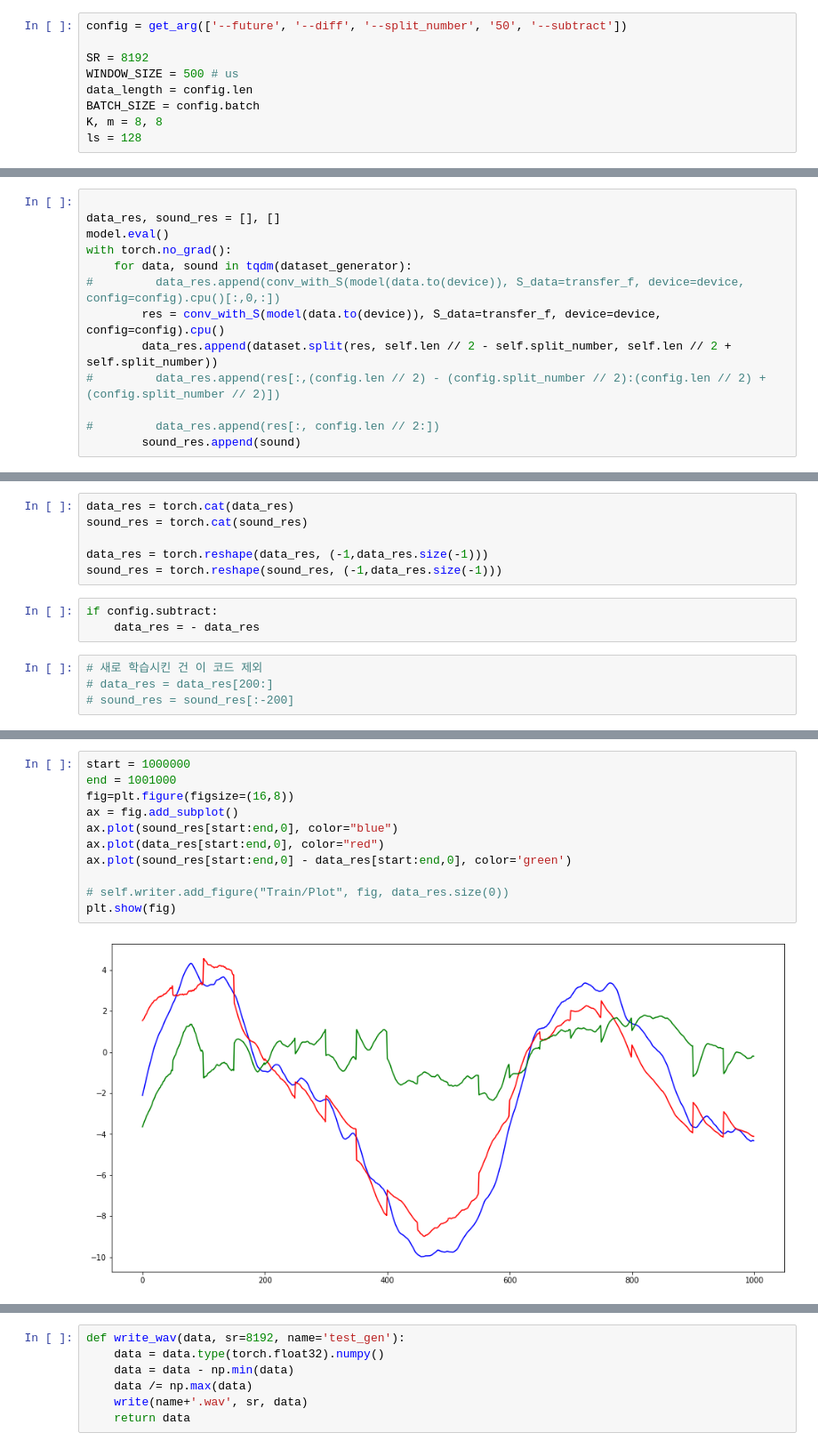
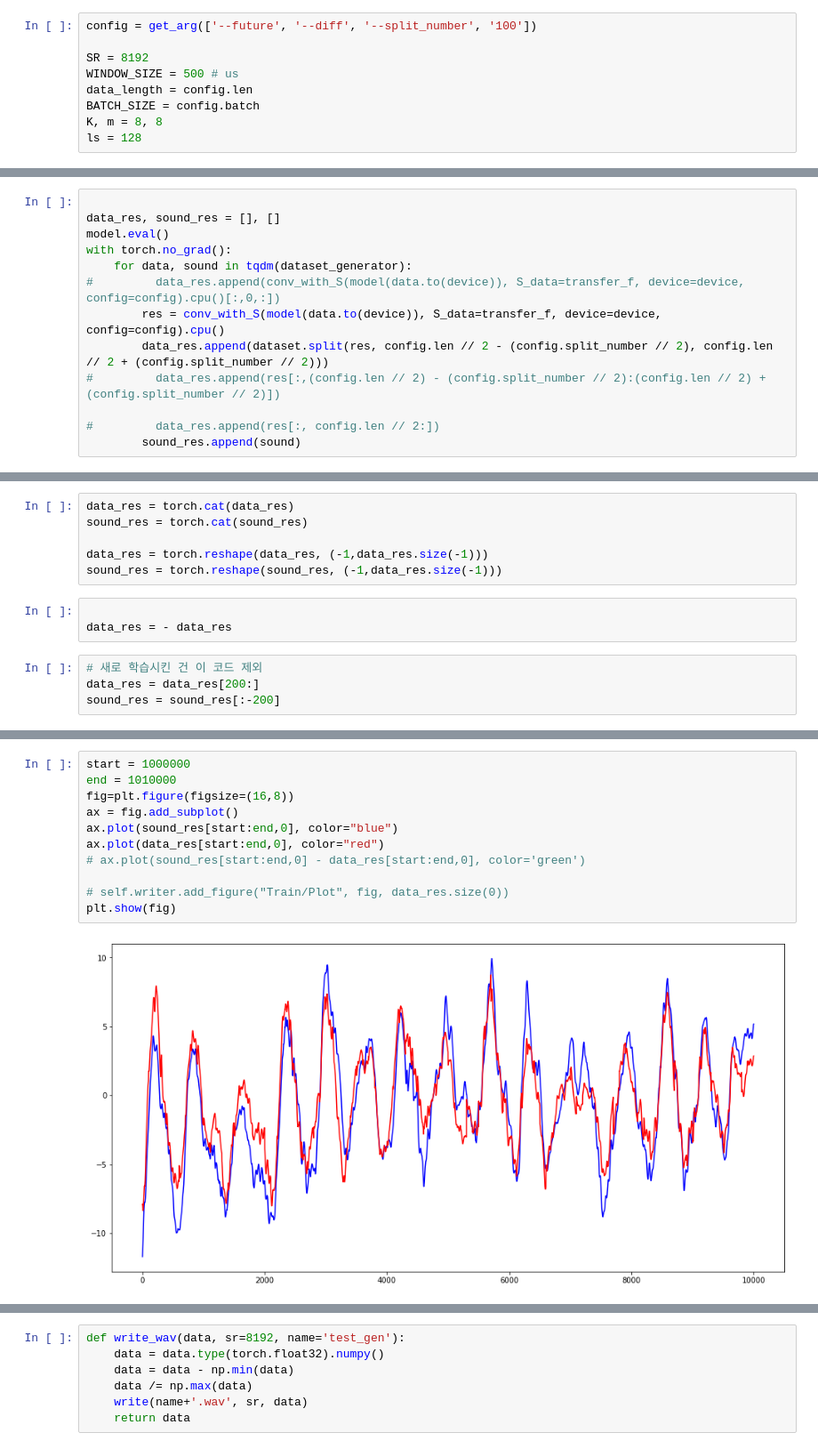
Before and after one commit to lsg1213/ai_model, a Jupyter notebook: pytorch/test_model/visualization.ipynb, the cells around one changed output, grey strips where cells are left out. Shown at 89% size. Drawn from its saved outputs; the diff is of its cells as text.

```diff
--- a/pytorch/test_model/visualization.ipynb
+++ b/pytorch/test_model/visualization.ipynb
@@ -10,7 +10,7 @@ import IPython.display as ipd
 from tqdm import tqdm
 from params import get_arg
 # %%
-config = get_arg(['--future', '--diff', '--split_number', '50', '--subtract'])
+config = get_arg(['--future', '--diff', '--split_number', '100'])
 
 SR = 8192
 WINDOW_SIZE = 500 # us
@@ -60,7 +60,7 @@ with torch.no_grad():
     for data, sound in tqdm(dataset_generator):
 #         data_res.append(conv_with_S(model(data.to(device)), S_data=transfer_f, device=device, config=config).cpu()[:,0,:])
         res = conv_with_S(model(data.to(device)), S_data=transfer_f, device=device, config=config).cpu()
-        data_res.append(dataset.split(res, self.len // 2 - self.split_number, self.len // 2 + self.split_number))
+        data_res.append(dataset.split(res, config.len // 2 - (config.split_number // 2), config.len // 2 + (config.split_number // 2)))
 #         data_res.append(res[:,(config.len // 2) - (config.split_number // 2):(config.len // 2) + (config.split_number // 2)])
 
 #         data_res.append(res[:, config.len // 2:])
@@ -89,12 +89,12 @@ sound_res = torch.cat(sound_res)
 data_res = torch.reshape(data_res, (-1,data_res.size(-1)))
 sound_res = torch.reshape(sound_res, (-1,data_res.size(-1)))
 # %%
-if config.subtract:
-    data_res = - data_res
+
+data_res = - data_res
 # %%
 # 새로 학습시킨 건 이 코드 제외
-# data_res = data_res[200:]
-# sound_res = sound_res[:-200]
+data_res = data_res[200:]
+sound_res = sound_res[:-200]
 # %%
 fig = plt.figure()
 fig, ax_lst = plt.subplots(1, 2, figsize=(16,10))
@@ -109,13 +109,13 @@ ax_lst[1].plot(np.arange(sound_res.size(0)), sound_res[:,0], color="red")
 # %%
 start = 1000000
-end = 1001000
+end = 1010000
 fig=plt.figure(figsize=(16,8))
 ax = fig.add_subplot()
 ax.plot(sound_res[start:end,0], color="blue")
 ax.plot(data_res[start:end,0], color="red")
-ax.plot(sound_res[start:end,0] - data_res[start:end,0], color='green')
+# ax.plot(sound_res[start:end,0] - data_res[start:end,0], color='green')
 
 # self.writer.add_figure("Train/Plot", fig, data_res.size(0))
 plt.show(fig)
 # %% [output]
-[figure, old version]
+[figure, new version]
```
Also changed, not shown: parts of 8 cells of this notebook, 1 other file.
